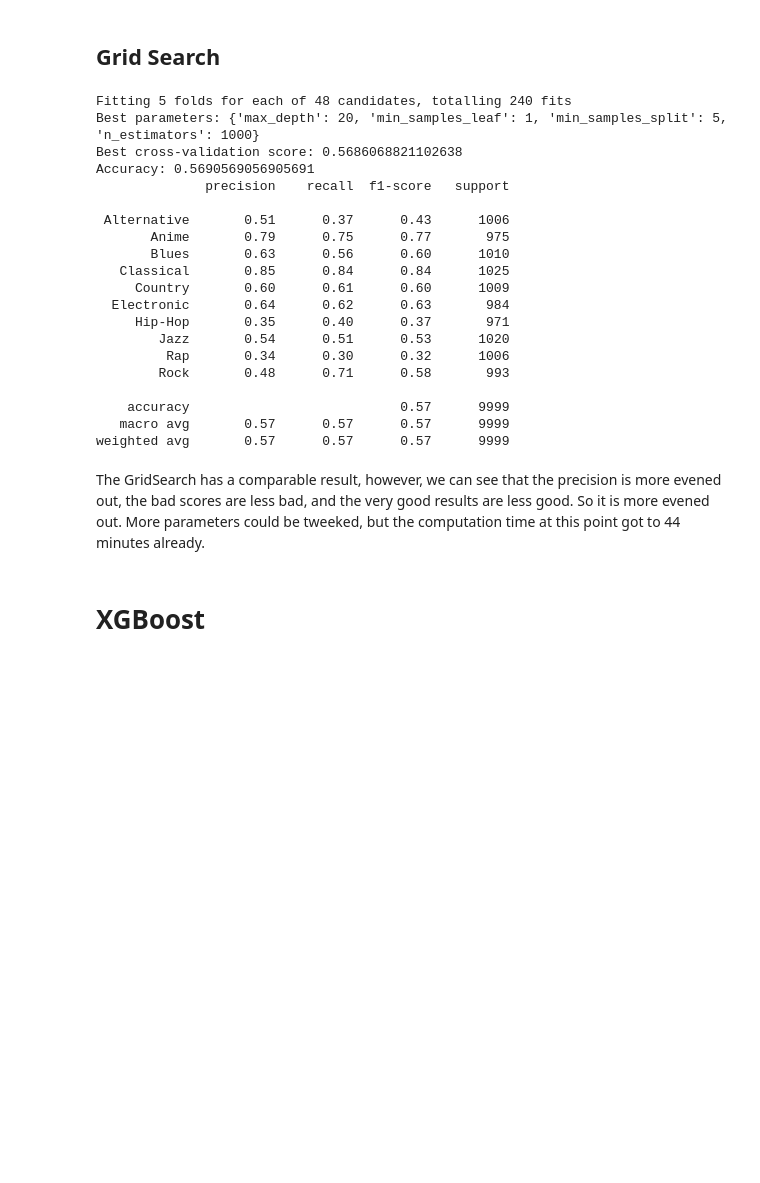
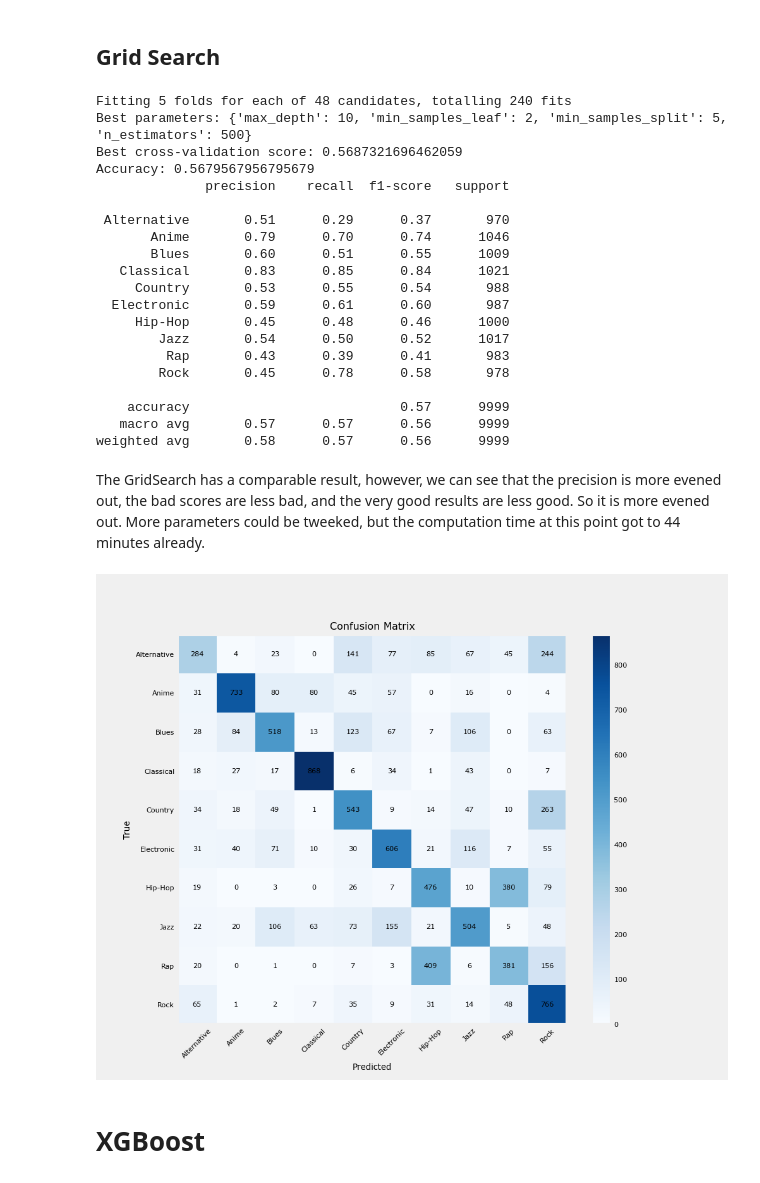
Before and after one commit to jebs77/Machine-Learning, a Jupyter notebook: project/final_implementation.ipynb, the cells around one changed output. Cells and saved outputs as stored; diff of their text form; code cells hidden in the pictures; blank space fills up the shorter version.

```diff
--- a/project/final_implementation.ipynb
+++ b/project/final_implementation.ipynb
@@ -663,7 +695,7 @@ param_grid = {
 
 clf = RandomForestClassifier()
 
-grid_search = GridSearchCV(estimator=clf, param_grid=param_grid, cv=5, n_jobs=4, verbose=2)
+grid_search = GridSearchCV(estimator=clf, param_grid=param_grid, cv=5, n_jobs=12, verbose=2)
 grid_search.fit(X_train, Y_train)
 
 # Print the best parameters and the best score
@@ -676,27 +708,50 @@ print('Accuracy:', accuracy_score(Y_test, best_predictions))
 print(classification_report(Y_test, best_predictions))
 # %% [output]
 Fitting 5 folds for each of 48 candidates, totalling 240 fits
-Best parameters: {'max_depth': 20, 'min_samples_leaf': 1, 'min_samples_split': 5, 'n_estimators': 1000}
-Best cross-validation score: 0.5686068821102638
-Accuracy: 0.5690569056905691
+Best parameters: {'max_depth': 10, 'min_samples_leaf': 2, 'min_samples_split': 5, 'n_estimators': 500}
+Best cross-validation score: 0.5687321696462059
+Accuracy: 0.5679567956795679
               precision    recall  f1-score   support
 
- Alternative       0.51      0.37      0.43      1006
-       Anime       0.79      0.75      0.77       975
-       Blues       0.63      0.56      0.60      1010
-   Classical       0.85      0.84      0.84      1025
-     Country       0.60      0.61      0.60      1009
-  Electronic       0.64      0.62      0.63       984
-     Hip-Hop       0.35      0.40      0.37       971
-        Jazz       0.54      0.51      0.53      1020
-         Rap       0.34      0.30      0.32      1006
-        Rock       0.48      0.71      0.58       993
+ Alternative       0.51      0.29      0.37       970
+       Anime       0.79      0.70      0.74      1046
+       Blues       0.60      0.51      0.55      1009
+   Classical       0.83      0.85      0.84      1021
+     Country       0.53      0.55      0.54       988
+  Electronic       0.59      0.61      0.60       987
+     Hip-Hop       0.45      0.48      0.46      1000
+        Jazz       0.54      0.50      0.52      1017
+         Rap       0.43      0.39      0.41       983
+        Rock       0.45      0.78      0.58       978
 
     accuracy                           0.57      9999
-   macro avg       0.57      0.57      0.57      9999
-weighted avg       0.57      0.57      0.57      9999
+   macro avg       0.57      0.57      0.56      9999
+weighted avg       0.58      0.57      0.56      9999
 # %% [markdown]
 The GridSearch has a comparable result, however, we can see that the precision is more evened out, the bad scores are less bad, and the very good results are less good. So it is more evened out. More parameters could be tweeked, but the computation time at this point got to 44 minutes already.
+# %%
+label_encoder = LabelEncoder()
+Y_test_encoded = label_encoder.fit_transform(Y_test)
+best_predictions_encoded = label_encoder.fit_transform(best_predictions)
+cm = confusion_matrix(Y_test_encoded, best_predictions_encoded)
+# Create a heat map of the confusion matrix, done manually beacause seaborn stopped working
+plt.figure(figsize=(10, 8))
+plt.imshow(cm, cmap='Blues')
+plt.colorbar()
+plt.xticks(np.arange(10), label_encoder.classes_, rotation=45)
+plt.yticks(np.arange(10), label_encoder.classes_)
+plt.xlabel('Predicted')
+plt.ylabel('True')
+plt.title('Confusion Matrix Random Forest')
+
+# Manually add the annotations
+for i in range(10):
+    for j in range(10):
+        text = plt.text(j, i, cm[i, j], ha="center", va="center", color="black")
+
+plt.show()
+# %% [output]
+[figure, added]
 # %% [markdown]
 # XGBoost
 # %%
```
Also changed, not shown: parts of 7 cells of this notebook, 2 other files.
